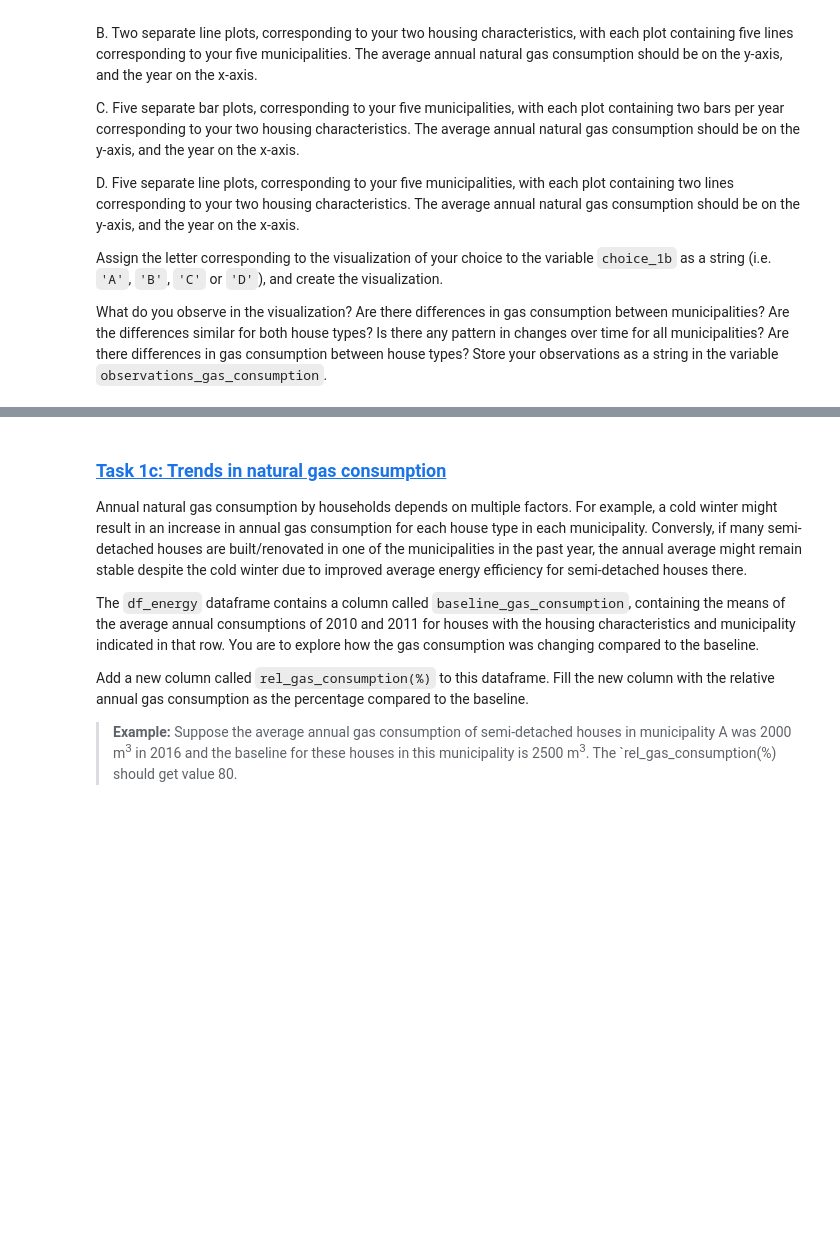
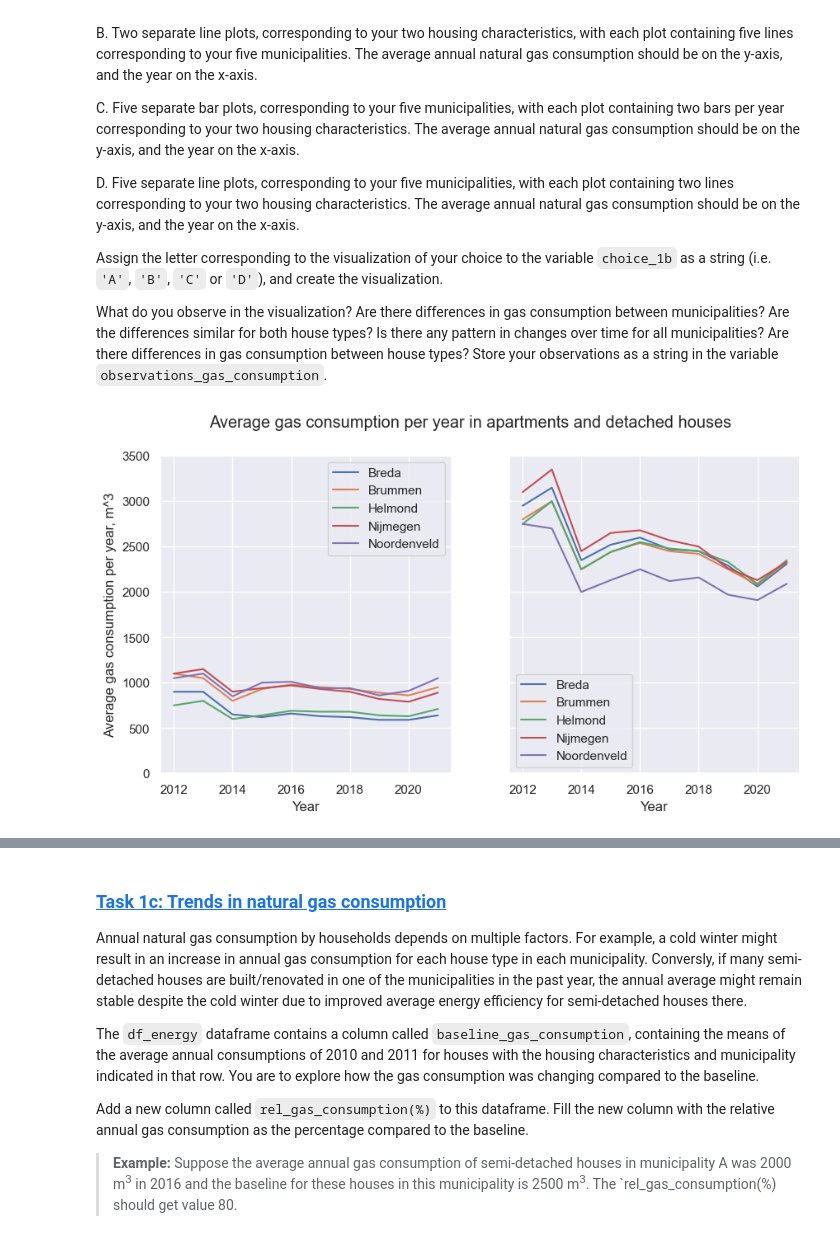
Before and after one commit to Modgen1/2IAB1, a Jupyter notebook: GA1/GA1-2076209.ipynb, the cells around one changed output, grey strips where cells are left out. Saved outputs shown, nothing was run; the diff lists cells and outputs as text; code cells hidden in the pictures; blank space fills up the shorter version.

```diff
--- a/GA1/GA1-2076209.ipynb
+++ b/GA1/GA1-2076209.ipynb
@@ -779,0 +823,67 @@ Store your observations as a string in the variable `observations_gas_consumptio
+# %%
+#// BEGIN_TODO [GA1_1b] (4 points)
+
+choice_1b = 'B'
+
+fig, ax = plt.subplots(nrows=1, ncols=2, squeeze=False, sharex=True, sharey=True)
+
+sns.lineplot(x=df_energy[(df_energy['housing_characteristics'] == 'Apartment') &
+                         (df_energy['municipality'] == 'Breda')]['year'],
+             y=df_energy[(df_energy['housing_characteristics'] == 'Apartment') &
+                         (df_energy['municipality'] == 'Breda')]['avg_gas_consumption'],
+             ax=ax[0, 0], label='Breda')
+sns.lineplot(x=df_energy[(df_energy['housing_characteristics'] == 'Apartment') &
+                         (df_energy['municipality'] == 'Brummen')]['year'],
+             y=df_energy[(df_energy['housing_characteristics'] == 'Apartment') &
+                         (df_energy['municipality'] == 'Brummen')]['avg_gas_consumption'],
+             ax=ax[0, 0], label='Brummen')
+sns.lineplot(x=df_energy[(df_energy['housing_characteristics'] == 'Apartment') &
+                         (df_energy['municipality'] == 'Helmond')]['year'],
+             y=df_energy[(df_energy['housing_characteristics'] == 'Apartment') &
+                         (df_energy['municipality'] == 'Helmond')]['avg_gas_consumption'],
+             ax=ax[0, 0], label='Helmond')
+sns.lineplot(x=df_energy[(df_energy['housing_characteristics'] == 'Apartment') &
+                         (df_energy['municipality'] == 'Nijmegen')]['year'],
+             y=df_energy[(df_energy['housing_characteristics'] == 'Apartment') &
+                         (df_energy['municipality'] == 'Nijmegen')]['avg_gas_consumption'],
+             ax=ax[0, 0], label='Nijmegen')
+sns.lineplot(x=df_energy[(df_energy['housing_characteristics'] == 'Apartment') &
+                         (df_energy['municipality'] == 'Noordenveld')]['year'],
+             y=df_energy[(df_energy['housing_characteristics'] == 'Apartment') &
+                         (df_energy['municipality'] == 'Noordenveld')]['avg_gas_consumption'],
+             ax=ax[0, 0], label='Noordenveld')
+
+sns.lineplot(x=df_energy[(df_energy['housing_characteristics'] == 'Detached house') &
+                         (df_energy['municipality'] == 'Breda')]['year'],
+             y=df_energy[(df_energy['housing_characteristics'] == 'Detached house') &
+                         (df_energy['municipality'] == 'Breda')]['avg_gas_consumption'],
+             ax=ax[0, 1], label='Breda')
+sns.lineplot(x=df_energy[(df_energy['housing_characteristics'] == 'Detached house') &
+                         (df_energy['municipality'] == 'Brummen')]['year'],
+             y=df_energy[(df_energy['housing_characteristics'] == 'Detached house') &
+                         (df_energy['municipality'] == 'Brummen')]['avg_gas_consumption'],
+             ax=ax[0, 1], label='Brummen')
+sns.lineplot(x=df_energy[(df_energy['housing_characteristics'] == 'Detached house') &
+                         (df_energy['municipality'] == 'Helmond')]['year'],
+             y=df_energy[(df_energy['housing_characteristics'] == 'Detached house') &
+                         (df_energy['municipality'] == 'Helmond')]['avg_gas_consumption'],
+             ax=ax[0, 1], label='Helmond')
+sns.lineplot(x=df_energy[(df_energy['housing_characteristics'] == 'Detached house') &
+                         (df_energy['municipality'] == 'Nijmegen')]['year'],
+             y=df_energy[(df_energy['housing_characteristics'] == 'Detached house') &
+                         (df_energy['municipality'] == 'Nijmegen')]['avg_gas_consumption'],
+             ax=ax[0, 1], label='Nijmegen')
+sns.lineplot(x=df_energy[(df_energy['housing_characteristics'] == 'Detached house') &
+                         (df_energy['municipality'] == 'Noordenveld')]['year'],
+             y=df_energy[(df_energy['housing_characteristics'] == 'Detached house') &
+                         (df_energy['municipality'] == 'Noordenveld')]['avg_gas_consumption'],
+             ax=ax[0, 1], label='Noordenveld')
+
+ax[0, 0].set_xlabel('Year')
+ax[0, 1].set_xlabel('Year')
+ax[0, 0].set_ylabel('Average gas consumption per year, m^3')
+fig.suptitle('Average gas consumption per year in apartments and detached houses')
+plt.ylim(0, 3500)
+plt.legend();
+# %% [output]
+[figure, added]
```
Also changed, not shown: parts of 10 cells of this notebook.
